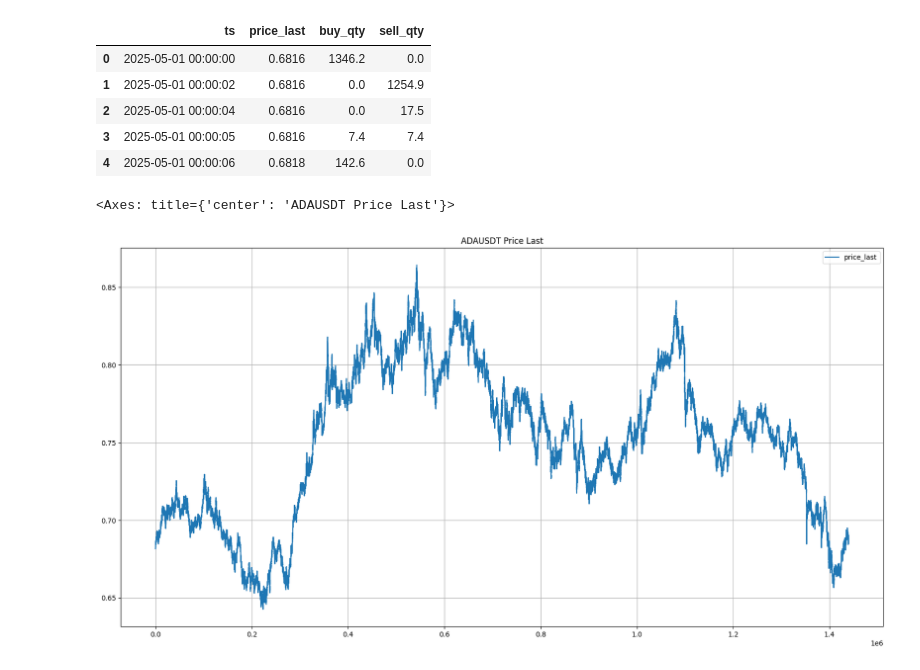
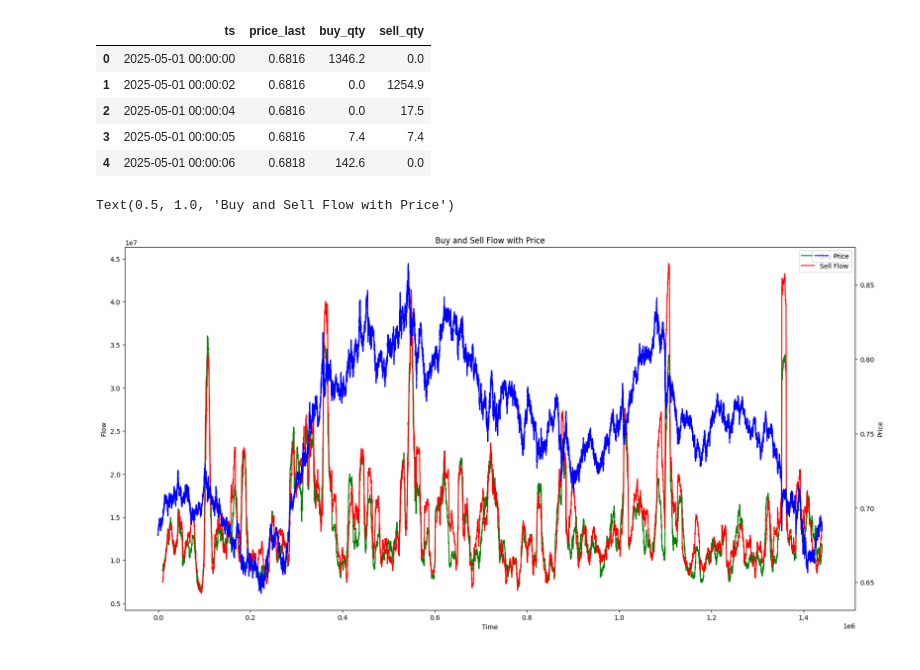
Before and after one commit to ybektas20/drl-crypto, a Jupyter notebook: notebooks/eda.ipynb, the cells around one changed output. Saved outputs shown, nothing was run; the diff lists cells and outputs as text; code cells hidden in the pictures.

```diff
--- a/notebooks/eda.ipynb
+++ b/notebooks/eda.ipynb
@@ -12,8 +12,28 @@ df.head()
 | 2 | 2025-05-01 00:00:04 | 0.6816 | 0.0 | 17.5 |
 | 3 | 2025-05-01 00:00:05 | 0.6816 | 7.4 | 7.4 |
 | 4 | 2025-05-01 00:00:06 | 0.6818 | 142.6 | 0.0 |
-# %%
-df.price_last.plot(figsize=(20, 10), title="ADAUSDT Price Last", grid=True, legend=True)
-# %% [output]
-<Axes: title={'center': 'ADAUSDT Price Last'}>
-[figure, removed]
+# %%
+n = 10000
+buy_flow = df.buy_qty.rolling(n).sum()
+sell_flow = df.sell_qty.rolling(n).sum()
+df["buy_flow"] = buy_flow
+df["sell_flow"] = sell_flow
+df["ofi"] = (df.buy_flow - df.sell_flow) / (df.buy_flow + df.sell_flow)
+
+import matplotlib.pyplot as plt
+fig,ax = plt.subplots(figsize=(20, 10))
+df.buy_flow.plot(ax=ax, label="Buy Flow", color="green")
+df.sell_flow.plot(ax=ax, label="Sell Flow", color="red")
+ax_price = ax.twinx()
+df.price_last.plot(ax=ax_price, label="Price", color="blue")
+
+
+ax.set_xlabel("Time")
+ax.set_ylabel("Flow")
+ax_price.set_ylabel("Price")
+ax.legend()
+ax_price.legend()
+plt.title("Buy and Sell Flow with Price")
+# %% [output]
+Text(0.5, 1.0, 'Buy and Sell Flow with Price')
+[figure, added]
```
Also changed, not shown: parts of 2 cells of this notebook, 8 other files.
